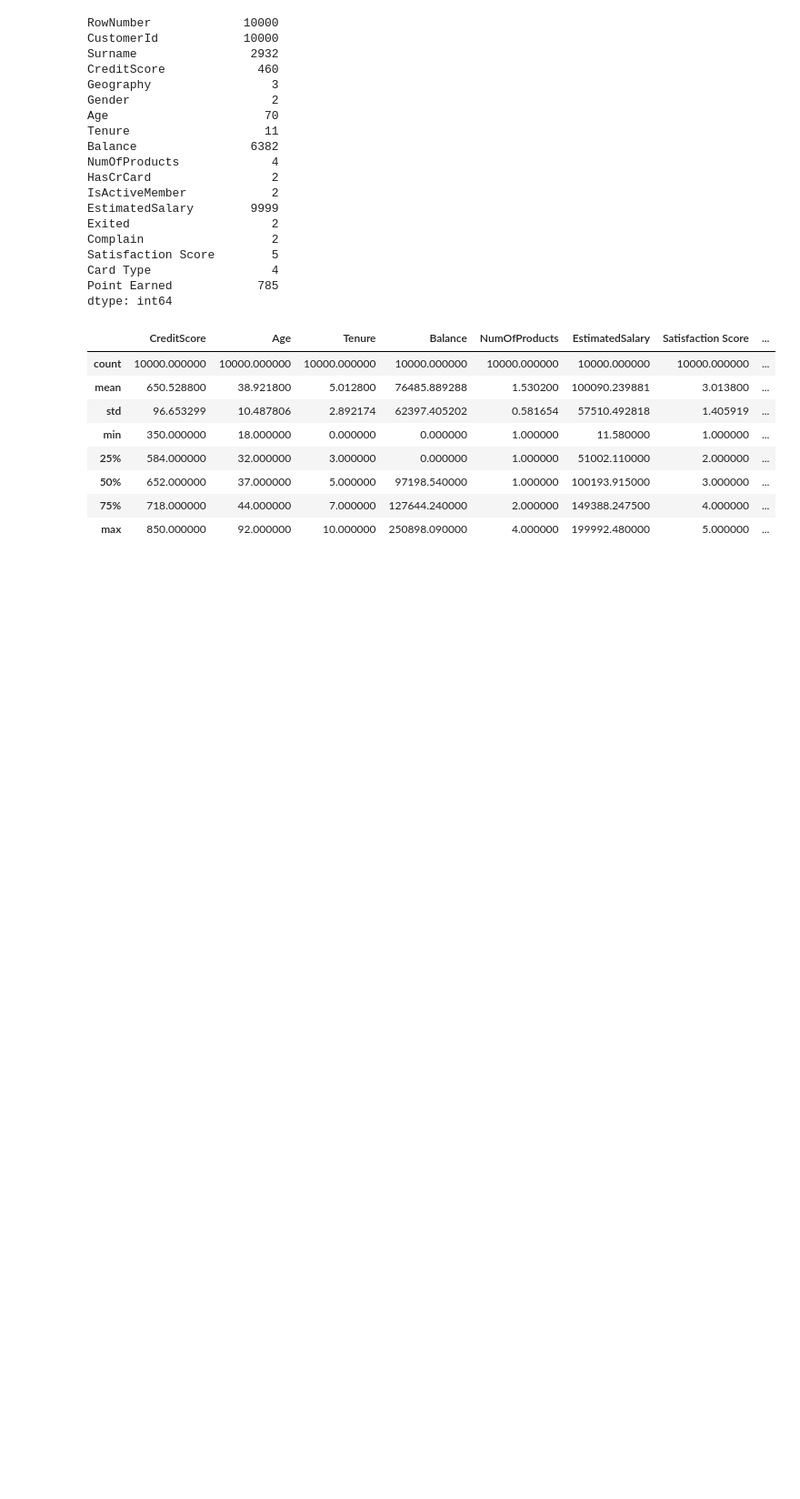
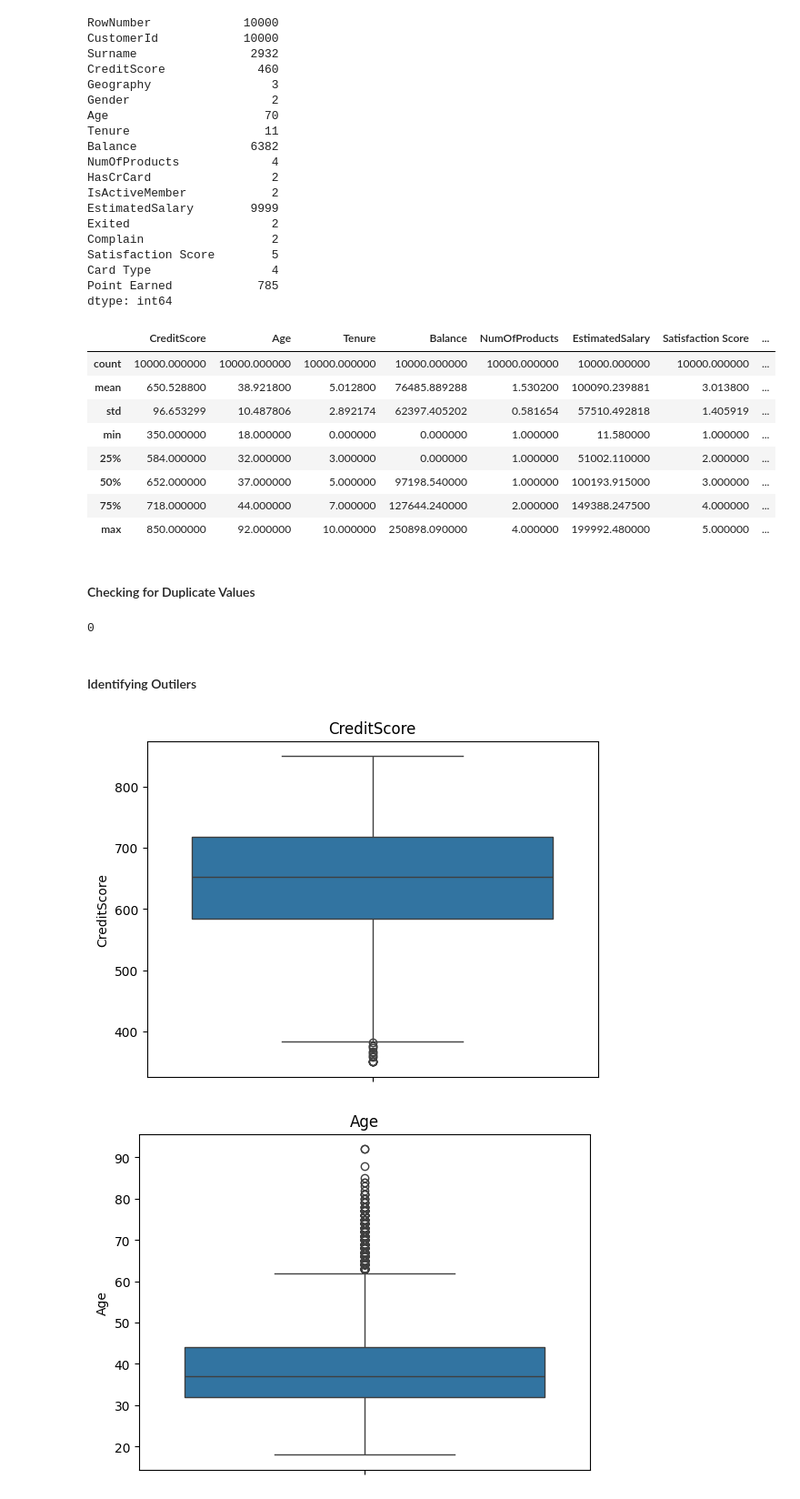
Before and after one commit to lucasanches/eda-bank-customer-churn, a Jupyter notebook: exploratory_analysis.ipynb, the cells around one changed output. Shown: that part at 91% size. Cells and saved outputs as stored; diff of their text form; code cells hidden in the pictures; blank space fills up the shorter version.

```diff
--- a/exploratory_analysis.ipynb
+++ b/exploratory_analysis.ipynb
@@ -133,8 +135,8 @@ dtype: int64
 # Getting the statistical summary of the dataset
 # Dropping the columns that are not required for the analysis
 
-df = bank_df.drop(['RowNumber', 'CustomerId', 'HasCrCard', 'IsActiveMember', 'Exited', 'Complain'], axis=1)
-df.describe(include=[np.number])
+df = bank_df.drop(['RowNumber', 'CustomerId', 'Surname', 'Geography', 'Gender', 'HasCrCard', 'IsActiveMember', 'Exited', 'Complain', 'Card Type'], axis=1)
+df.describe(include='all')
 # %% [output]
 |  | CreditScore | Age | Tenure | Balance | NumOfProducts | EstimatedSalary | Satisfaction Score | ... |
 | count | 10000.000000 | 10000.000000 | 10000.000000 | 10000.000000 | 10000.000000 | 10000.000000 | 10000.000000 | ... |
@@ -145,3 +147,21 @@ df.describe(include=[np.number])
 | 50% | 652.000000 | 37.000000 | 5.000000 | 97198.540000 | 1.000000 | 100193.915000 | 3.000000 | ... |
 | 75% | 718.000000 | 44.000000 | 7.000000 | 127644.240000 | 2.000000 | 149388.247500 | 4.000000 | ... |
 | max | 850.000000 | 92.000000 | 10.000000 | 250898.090000 | 4.000000 | 199992.480000 | 5.000000 | ... |
+# %% [markdown]
+#### Checking for Duplicate Values
+# %%
+len(bank_df[bank_df.duplicated()])
+# %% [output]
+0
+# %% [markdown]
+#### Identifying Outilers
+# %%
+# Plotting the outliers from all the features
+
+for col in df.columns:
+    sns.boxplot(df[col])
+    plt.title(col)
+    plt.show()
+# %% [output]
+[figure, added]
+[figure, added]
```
Also changed, not shown: parts of 12 cells of this notebook.
